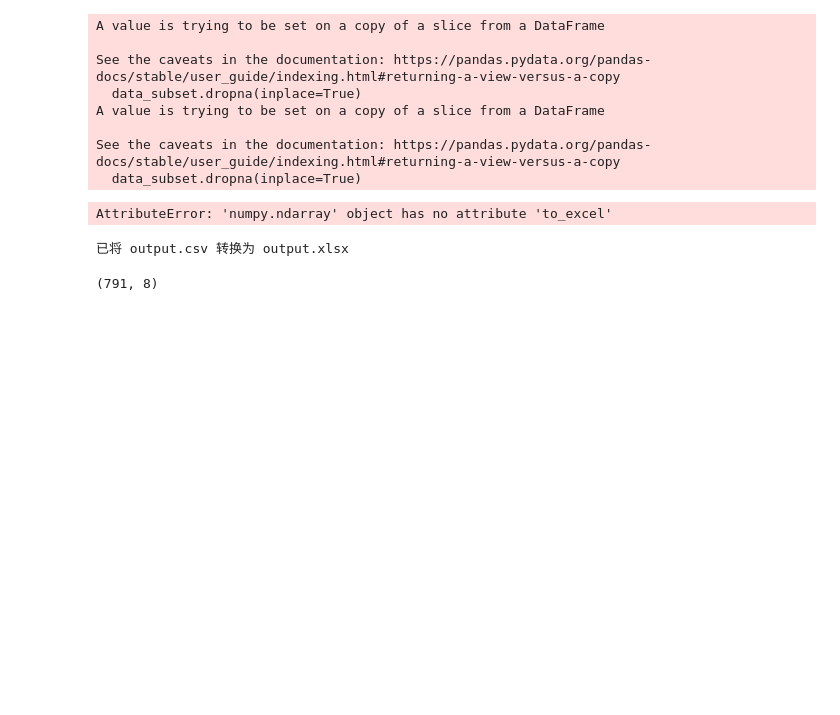
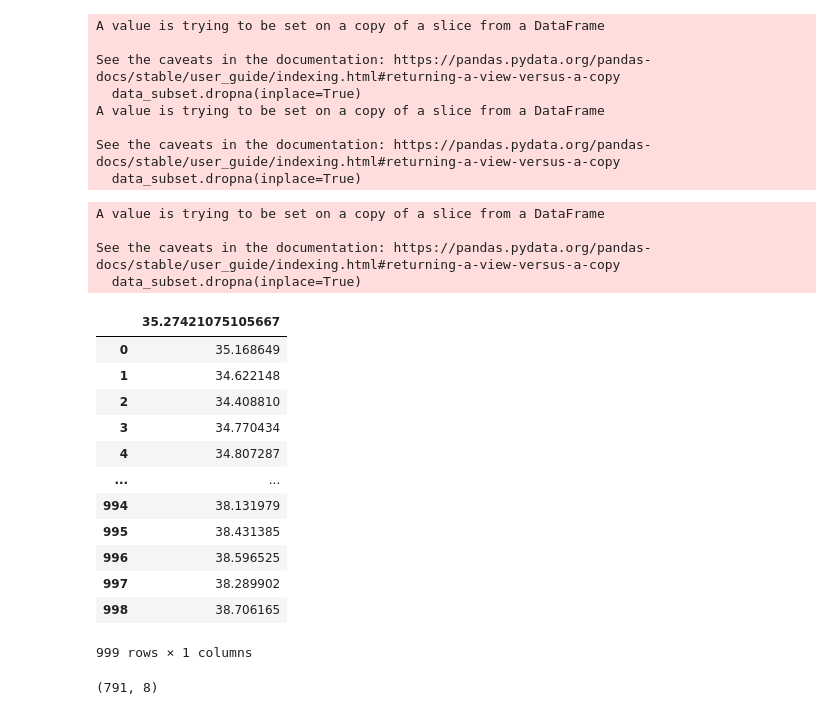
Before and after one commit to Y-L-LIU/ART-water-simulate, a Jupyter notebook: policy.ipynb, the cells around one changed output. Saved outputs shown, nothing was run; the diff lists cells and outputs as text; code cells hidden in the pictures; blank space fills up the shorter version.

```diff
--- a/policy.ipynb
+++ b/policy.ipynb
@@ -56,23 +56,41 @@ merged_data.keys()
 selected_columns = ['pri_supp_t','pri_back_t', 'pri_flow', 'sec_supp_t', 'sec_back_t', 'sec_flow', 'outdoor', 'irradiance']
 data_subset = merged_data[selected_columns]
 data_subset.dropna(inplace=True)
-df2.to_excel('test_1H.xlsx')
+data_subset.to_excel('test_1H.xlsx')
 # %% [output]
-AttributeError: 'numpy.ndarray' object has no attribute 'to_excel'
+A value is trying to be set on a copy of a slice from a DataFrame
+
+See the caveats in the documentation: https://pandas.pydata.org/pandas-docs/stable/user_guide/indexing.html#returning-a-view-versus-a-copy
+  data_subset.dropna(inplace=True)
+# %%
+import pandas as pd
+
+
+# 读取 CSV 文件
+csv_file = 'output.csv'  # 请替换为您的 CSV 文件名
+data = pd.read_csv(csv_file)
+data
+# %% [output]
+|  | 35.27421075105667 |
+| 0 | 35.168649 |
+| 1 | 34.622148 |
+| 2 | 34.408810 |
+| 3 | 34.770434 |
+| 4 | 34.807287 |
+| ... | ... |
+| 994 | 38.131979 |
+| 995 | 38.431385 |
+| 996 | 38.596525 |
+| 997 | 38.289902 |
+| 998 | 38.706165 |
+999 rows × 1 columns
 # %%
-import pandas as pd
-
-# 读取 CSV 文件
-csv_file = 'output.csv'  # 请替换为您的 CSV 文件名
-data = pd.read_csv(csv_file)
 
 # 将数据写入 Excel 文件
 xlsx_file = 'output.xlsx'  # 指定输出的 Excel 文件名
 data.to_excel(xlsx_file, index=False)
 
 print(f"已将 {csv_file} 转换为 {xlsx_file}")
-# %% [output]
-已将 output.csv 转换为 output.xlsx
 # %%
 data_subset.shape
 # %% [output]
```
Also changed, not shown: parts of 2 cells of this notebook, 12 other files.
